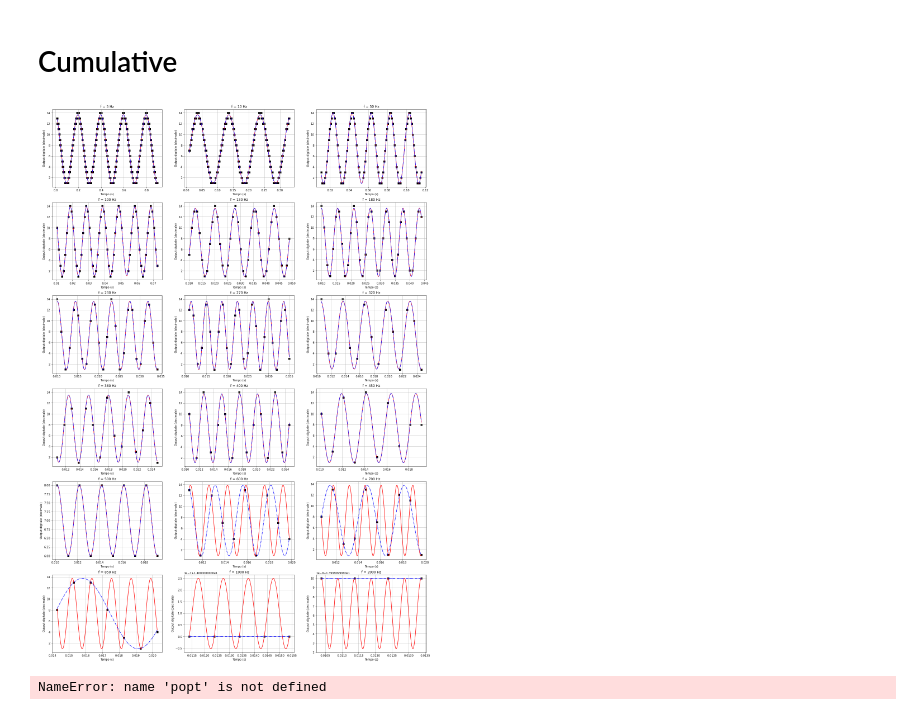
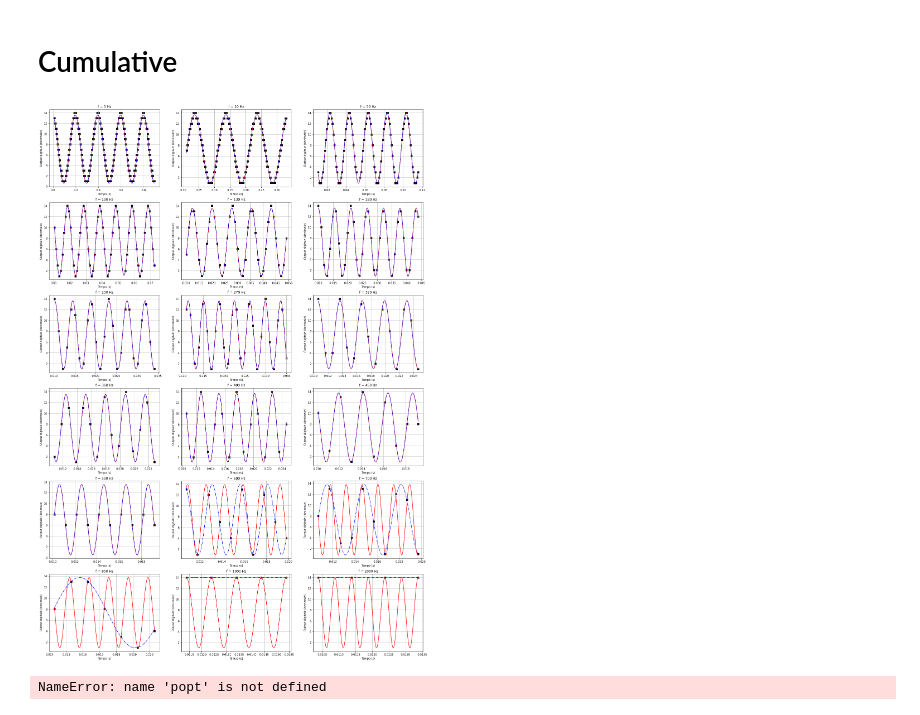
Before and after one commit to valeriopagliarino/Electronics-2021-UNITO-Public, a Jupyter notebook: analysis/nyquist-mcu.ipynb, the cells around one changed output. Cells and saved outputs as stored; diff of their text form; code cells hidden in the pictures.

```diff
--- a/analysis/nyquist-mcu.ipynb
+++ b/analysis/nyquist-mcu.ipynb
@@ -36,24 +36,44 @@ def func(x, f, p, A, O):
     return A * np.sin(f * 2 * np.pi * x + p) + O
 # %%
 expectedF =5
-def nyq_graph(ax, expectedF, xdata, ydata, limit_data, initGuessF):
+def nyq_graph(ax, expectedF, xdata, ydata, limit_data, initGuessF, k):
     #bv = ((5., 2000.), # frequenza
      #     (0., 7.), # fase
       #    (0.1, 5), # Ampiezza
        #   (-3., 0.1)) # Offset
 
     bv = (
-        (-2000., -2000., 2., -1000.),
-        (2000., +20000, 12., 1000.)
+        (-2000., -2000., -2000., -1000.),
+        (2000., +20000, 2000., 1000.)
     )
 
     #p0=[6., -0. , (max(ydata) - min(ydata)) / 2. + 4, (max(ydata) + min(ydata)) / 2.]
     p0=[initGuessF, -0. , (max(ydata) - min(ydata)) / 1.8 + 4, (max(ydata) + min(ydata)) / 2.]
     p0a=[expectedF, -0. , (max(ydata) - min(ydata)) / 1.8 + 4, (max(ydata) + min(ydata)) / 2.]
 
+    if ((k == 25) or (k == 24)):
+        bv = (
+        (-2000., -2000., 6.5, 6.5),
+        (2000., +20000, 8., 8.)
+        )
+        p0[2]  = 7
+        p0a[2] = 7
+        p0[3]  = 7
+        p0a[3] = 7
+
+    if ((k == 20) or (k == 8)):
+        bv = (
+        (-2000., -2000., 6.5, 6.5),
+        (2000., +20000, 7.1, 7.1)
+        )
+        p0[2]  = 7
+        p0a[2] = 7
+        p0[3]  = 7
+        p0a[3] = 7
+
     #popt, pcov = curve_fit(func, xdata, ydata, p0, bounds= bv)
-    popt, pcov   = curve_fit(func, xdata, ydata, p0  )#bounds=bv)
-    popt2, pcov2 = curve_fit(func, xdata, ydata, p0a )#bounds=bv)
+    popt, pcov   = curve_fit(func, xdata, ydata, p0,  bounds=bv) # Curva ricostruita
+    popt2, pcov2 = curve_fit(func, xdata, ydata, p0a, bounds=bv) # Curva attesa
 
 
     ax.scatter(xdata[:limit_data], ydata[:limit_data], color = "black", marker = "s")
@@ -100,25 +120,25 @@ cumulative = {
 # %%
 fig = plt.figure(figsize = (24, 48)) # 3x8
 
 for k,v in cumulative.items():
     file = pd.read_csv(f"../data-source/4-11-21/S{k}.csv")
 
     start = 0
     end   = 800
 
     data = file.to_numpy().transpose()
 
     xdata = data[0][start:end]
     ydata = data[1][start:end]
 
     deltaT = xdata[1] - xdata[0]
 
     ax = fig.add_subplot(8,3, (k-7))
 
-    nyq_graph(ax, v[0], xdata, ydata, v[1], v[2])
+    nyq_graph(ax, v[0], xdata, ydata, v[1], v[2], k)
 plt.savefig(f"{OUTPUTDIR}/cumulative_nyquist_mcu.pdf")
 # %% [output]
-[figure, old version]
+[figure, new version]
 # %%
 print('fit: f=%5.3f, p%5.3f, A=%5.3f, O=%5.3f' % tuple(popt))
 # %% [output]
```
Also changed, not shown: 1 other file.
